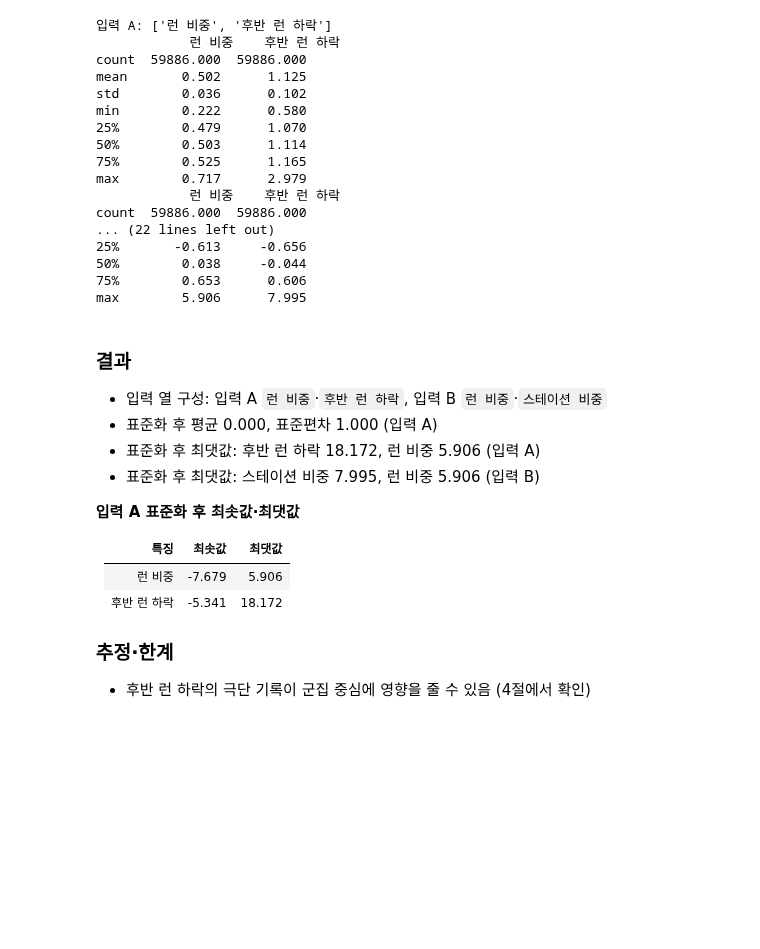
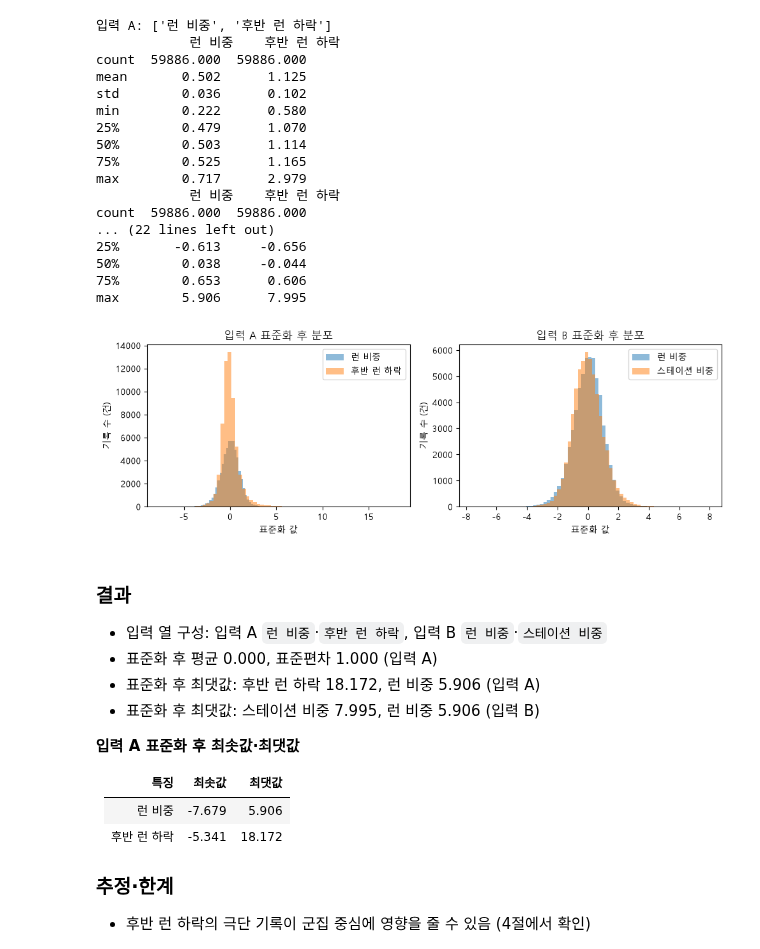
Before and after one commit to Jenny5789/hyrox-analysis, a Jupyter notebook: notebooks/03_clustering.ipynb, the cells around one changed output. Drawn from its saved outputs; the diff is of its cells as text; code cells hidden in the pictures; blank space fills up the shorter version.

Commit message:
feat: add graphs to clustering notebook

```diff
--- a/notebooks/03_clustering.ipynb
+++ b/notebooks/03_clustering.ipynb
@@ -173,6 +173,19 @@ count  59886.000  59886.000
 50%        0.038     -0.044
 75%        0.653      0.606
 max        5.906      7.995
+# %%
+fig, axes = plt.subplots(1, 2, figsize=(10, 3.5))
+for ax, col, vals in [(axes[0], "입력 A", X), (axes[1], "입력 B", X_alt)]:
+    for j, name in enumerate(X_cols if col == "입력 A" else alt_cols):
+        ax.hist(vals[:, j], bins=60, alpha=0.5, label=name)  # 표준화 후 분포
+    ax.set_xlabel("표준화 값")
+    ax.set_ylabel("기록 수 (건)")
+    ax.set_title(f"{col} 표준화 후 분포")
+    ax.legend()
+plt.tight_layout()
+plt.show()
+# %% [output]
+[figure, added]
 # %% [markdown]
 ### 결과
 - 입력 열 구성: 입력 A `런 비중`·`후반 런 하락`, 입력 B `런 비중`·`스테이션 비중`
```
Also changed, not shown: parts of 3 cells of this notebook.
